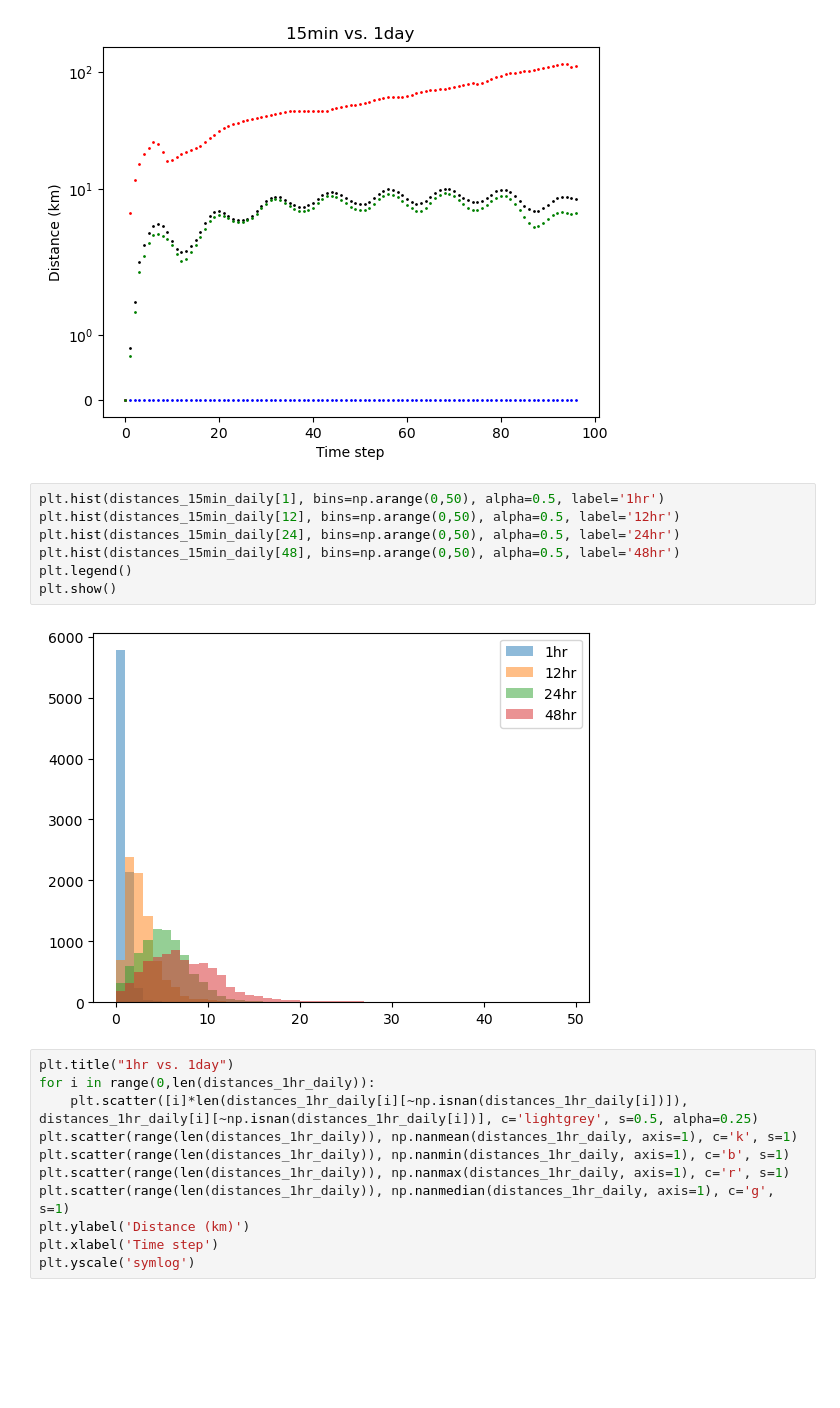
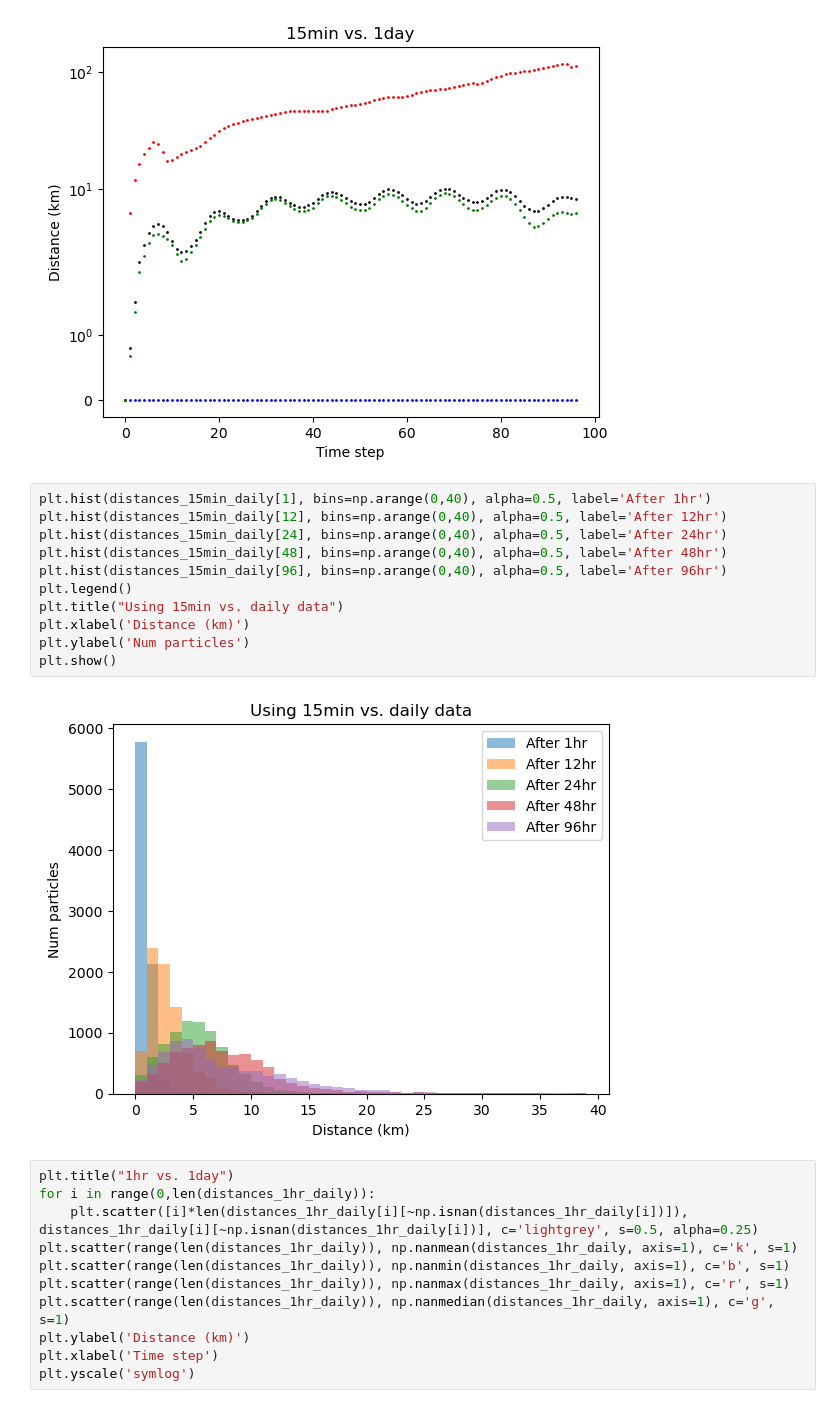
Before and after one commit to Parcels-code/plasticparcels, a Jupyter notebook: docs/examples/example_copernicusmarine_NWS.ipynb, the cells around one changed output. Cells and saved outputs as stored; diff of their text form; blank space fills up the shorter version.

Commit message:
Including labels for plots

```diff
--- a/docs/examples/example_copernicusmarine_NWS.ipynb
+++ b/docs/examples/example_copernicusmarine_NWS.ipynb
@@ -267,14 +280,18 @@ plt.yscale('symlog')
 # %% [output]
 [figure]
 # %%
-plt.hist(distances_15min_daily[1], bins=np.arange(0,50), alpha=0.5, label='1hr')
-plt.hist(distances_15min_daily[12], bins=np.arange(0,50), alpha=0.5, label='12hr')
-plt.hist(distances_15min_daily[24], bins=np.arange(0,50), alpha=0.5, label='24hr')
-plt.hist(distances_15min_daily[48], bins=np.arange(0,50), alpha=0.5, label='48hr')
+plt.hist(distances_15min_daily[1], bins=np.arange(0,40), alpha=0.5, label='After 1hr')
+plt.hist(distances_15min_daily[12], bins=np.arange(0,40), alpha=0.5, label='After 12hr')
+plt.hist(distances_15min_daily[24], bins=np.arange(0,40), alpha=0.5, label='After 24hr')
+plt.hist(distances_15min_daily[48], bins=np.arange(0,40), alpha=0.5, label='After 48hr')
+plt.hist(distances_15min_daily[96], bins=np.arange(0,40), alpha=0.5, label='After 96hr')
 plt.legend()
+plt.title("Using 15min vs. daily data")
+plt.xlabel('Distance (km)')
+plt.ylabel('Num particles')
 plt.show()
 # %% [output]
-[figure, old version]
+[figure, new version]
 # %%
 plt.title("1hr vs. 1day")
 for i in range(0,len(distances_1hr_daily)):
```
Also changed, not shown: parts of 2 cells of this notebook.
